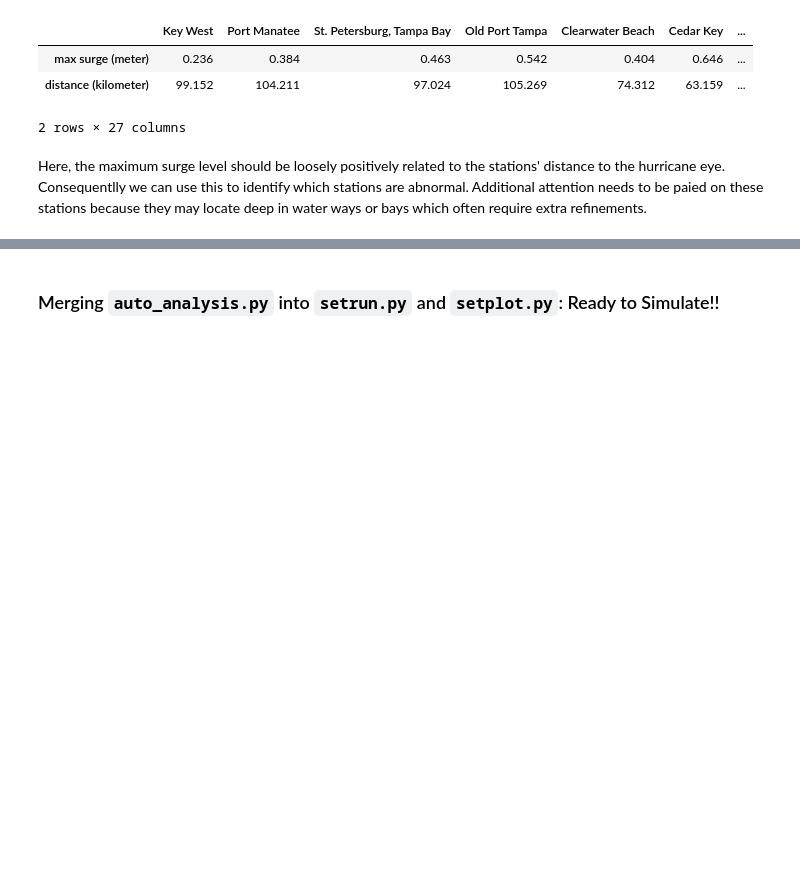
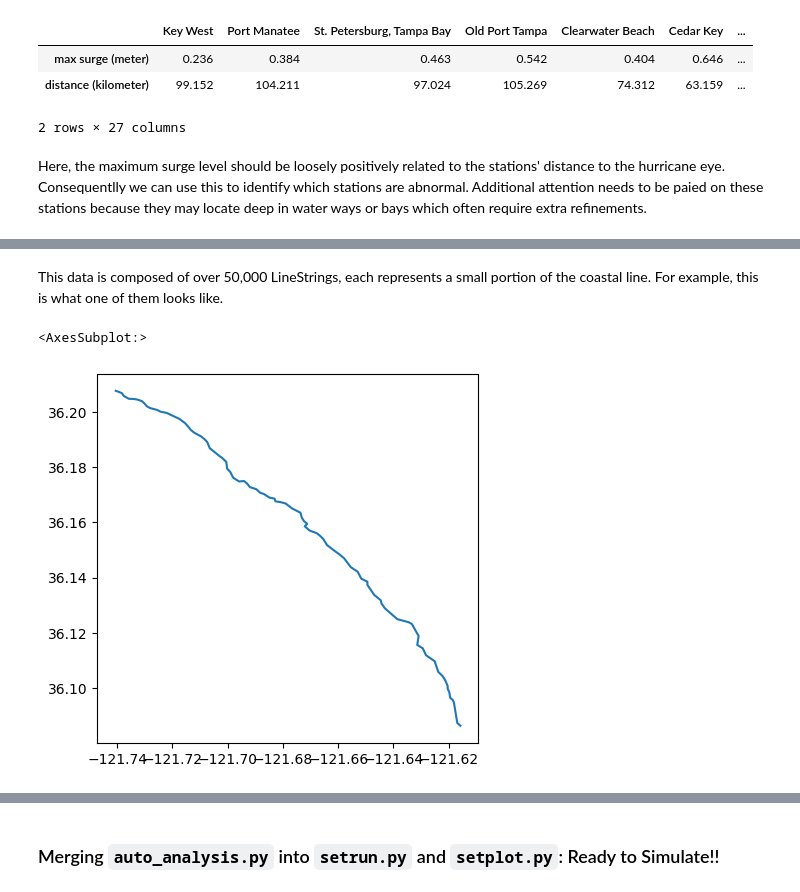
Before and after one commit to mandli/surge-examples, a Jupyter notebook: auto_workflow/auto_analysis_notebook.ipynb, the cells around one changed output, grey strips where cells are left out. Cells and saved outputs as stored; diff of their text form; code cells hidden in the pictures; blank space fills up the shorter version.

```diff
--- a/auto_workflow/auto_analysis_notebook.ipynb
+++ b/auto_workflow/auto_analysis_notebook.ipynb
@@ -339,0 +379,11 @@ Here, the maximum surge level should be loosely positively related to the statio
+# %% [markdown]
+This data is composed of over 50,000 LineStrings, each represents a small portion of the coastal line. For example, this is what one of them looks like.
+# %%
+# First LineString
+linestring_wkt = str(df['geometry'][0])
+linestring = wkt.loads(linestring_wkt)
+example = geopandas.GeoDataFrame({"id": [1]}, geometry=[linestring])
+example.plot()
+# %% [output]
+<AxesSubplot:>
+[figure, added]
```
Also changed, not shown: parts of 11 cells of this notebook, 2 other files.
